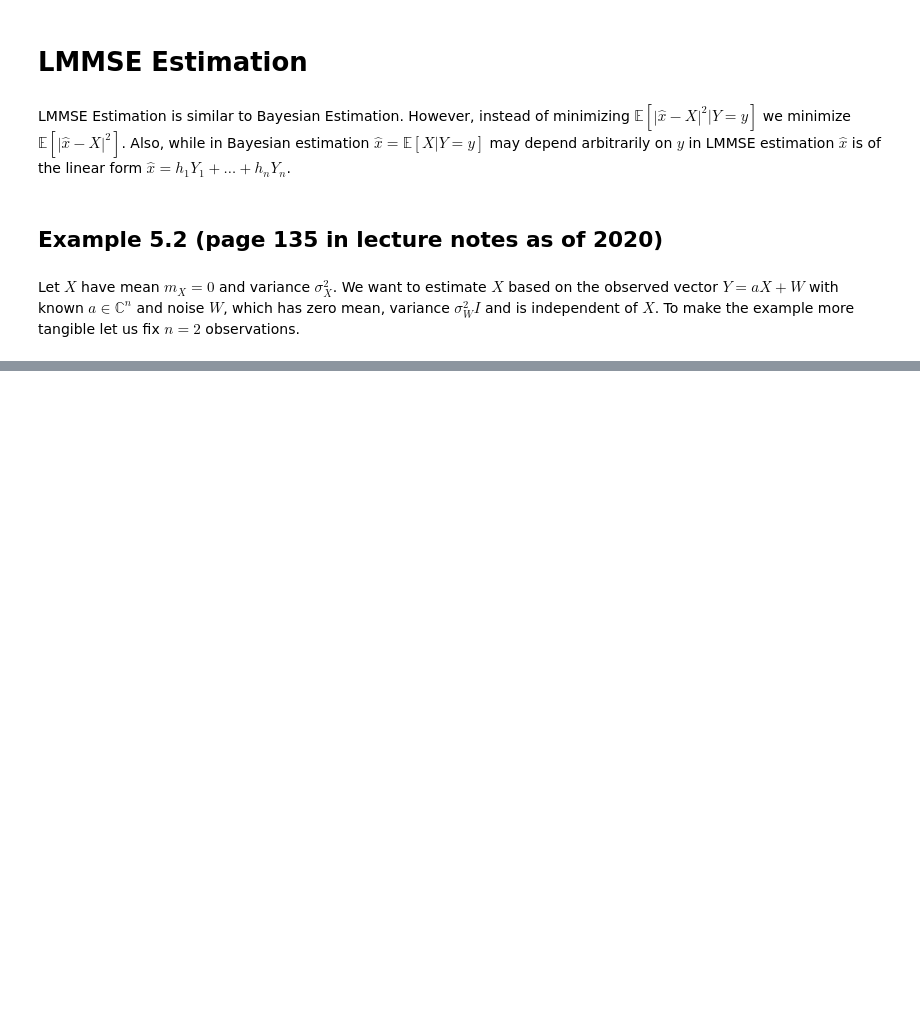
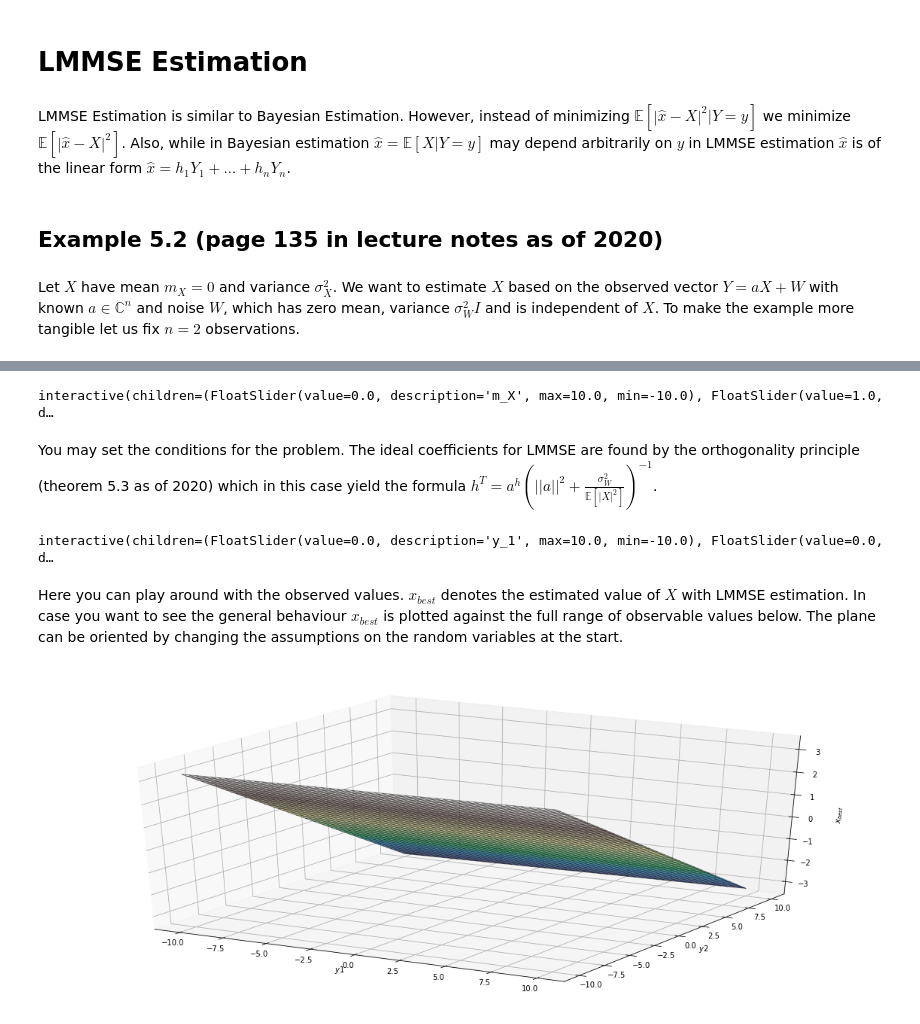
Before and after one commit to huesseol/DSSP-Illustrations, a Jupyter notebook: DSSP_Detection_and_Estimation.ipynb, the cells around one changed output, grey strips where cells are left out. Saved outputs shown, nothing was run; the diff lists cells and outputs as text; code cells hidden in the pictures; blank space fills up the shorter version.

```diff
--- a/DSSP_Detection_and_Estimation.ipynb
+++ b/DSSP_Detection_and_Estimation.ipynb
@@ -206,0 +178,65 @@ interactive(children=(FloatSlider(value=0.0, description='m_X', max=10.0, min=-1
+# %%
+import ipywidgets as widgets
+import numpy as np
+import matplotlib.pyplot as plt
+%matplotlib inline
+#-------------------------------------------------------------------------------
+
+#Important Stuff
+################################################################################
+def calculate_h(a, m_X, sigma_X, sigma_W):
+  return np.conj(a)/(np.linalg.norm(a)**2 + sigma_W**2/(sigma_X**2+m_X**2))
+################################################################################
+
+#read in parameters
+m_XG = 0
+sigma_XG = 1
+sigma_WG = 1
+a_1G = 1
+a_2G = 1
+y_1G = 0
+y_2G = 0
+h_1G = 0
+h_2G = 0
+def update_parameters(m_X, sigma_X, sigma_W, a_1, a_2):
+  global a_1G, a_2G, m_XG, sigma_XG, sigma_WG, h_1G, h_2G
+  a_1G, a_2G, m_XG, sigma_XG, sigma_WG = a_1, a_2, m_X, sigma_X, sigma_W,
+
+  h_1G, h_2G = calculate_h([a_1G, a_2G], m_XG, sigma_XG, sigma_WG)
+  print("h_opt = ", h_1G, ",", h_2G)
+widgets.interact(update_parameters, m_X = widgets.FloatSlider(min=-10, max=10, value=0), sigma_X = widgets.FloatSlider(min=0, max=2, value=1), sigma_W = widgets.FloatSlider(min=0, max=2, value=1), a_1 = widgets.FloatSlider(min=-3, max=3, value=1), a_2 = widgets.FloatSlider(min=-3, max=3, value=1));
+# %% [output]
+interactive(children=(FloatSlider(value=0.0, description='m_X', max=10.0, min=-10.0), FloatSlider(value=1.0, d…
+# %% [markdown]
+You may set the conditions for the problem. The ideal coefficients for LMMSE are found by the orthogonality principle (theorem 5.3 as of 2020) which in this case yield the formula $h^T = a^h \left( ||a||^2 + \frac{\sigma_W^2}{\mathbb{E}[|X|^2]} \right)^{-1}$.
+# %%
+#Important Stuff
+################################################################################
+x_best = lambda y_1, y_2, h_1, h_2: y_1*h_1 + y_2*h_2
+
+def update_observables(y_1, y_2):
+  global y_1G, y_2G
+  y_1G, y_2G = y_1, y_2
+
+  print("x_best = ", y_1G*h_1G + y_2G*h_2G)
+widgets.interact(update_observables, y_1 = widgets.FloatSlider(min=-10, max=10, value=0), y_2 = widgets.FloatSlider(min=-10, max=10, value=0));
+
+y1_values = np.linspace(-10,10,100)
+y2_values = np.linspace(-10,10,100)
+Y1, Y2 = np.meshgrid(y1_values, y2_values)
+def illustrate():
+  x_best_values = x_best(Y1, Y2, h_1G, h_2G)
+  fig = plt.figure(figsize=(20, 8))
+  ax = fig.add_subplot(1, 1, 1, projection='3d')
+  ax.plot_surface(Y1, Y2, x_best_values, cmap='terrain', alpha=0.6)
+  ax.plot_wireframe(Y1, Y2, x_best_values, color='black', alpha=0.5, linewidths=1)
+  ax.set(xlabel='$y1$', ylabel='$y2$')
+  ax.set_zlabel('$x_{best}$', labelpad=10)
+# %% [output]
+interactive(children=(FloatSlider(value=0.0, description='y_1', max=10.0, min=-10.0), FloatSlider(value=0.0, d…
+# %% [markdown]
+Here you can play around with the observed values. $x_{best}$ denotes the estimated value of $X$ with LMMSE estimation. In case you want to see the general behaviour $x_{best}$ is plotted against the full range of observable values below. The plane can be oriented by changing the assumptions on the random variables at the start.
+# %%
+illustrate()
+# %% [output]
+[figure, added]
```
Also changed, not shown: parts of 1 cell of this notebook.
